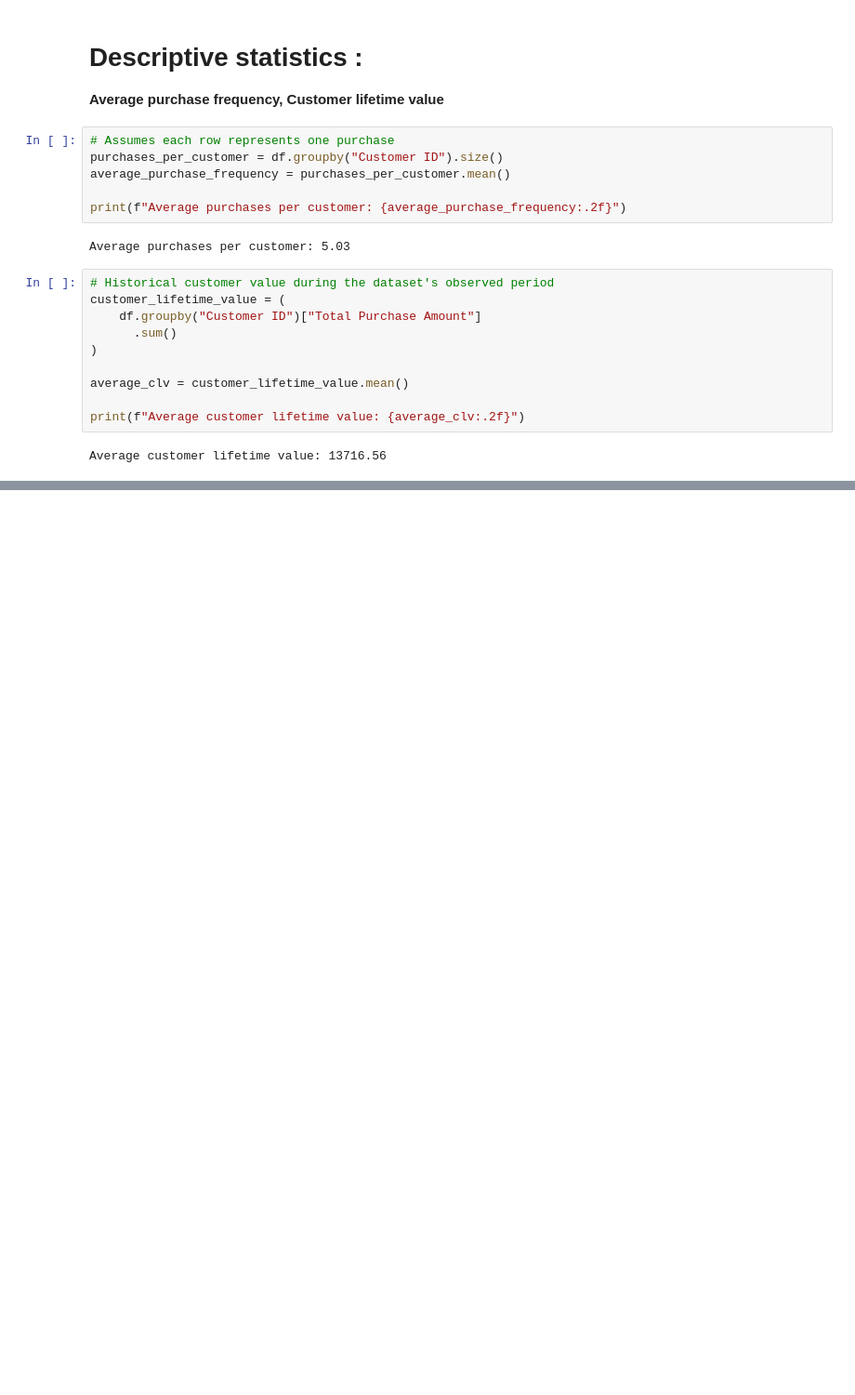
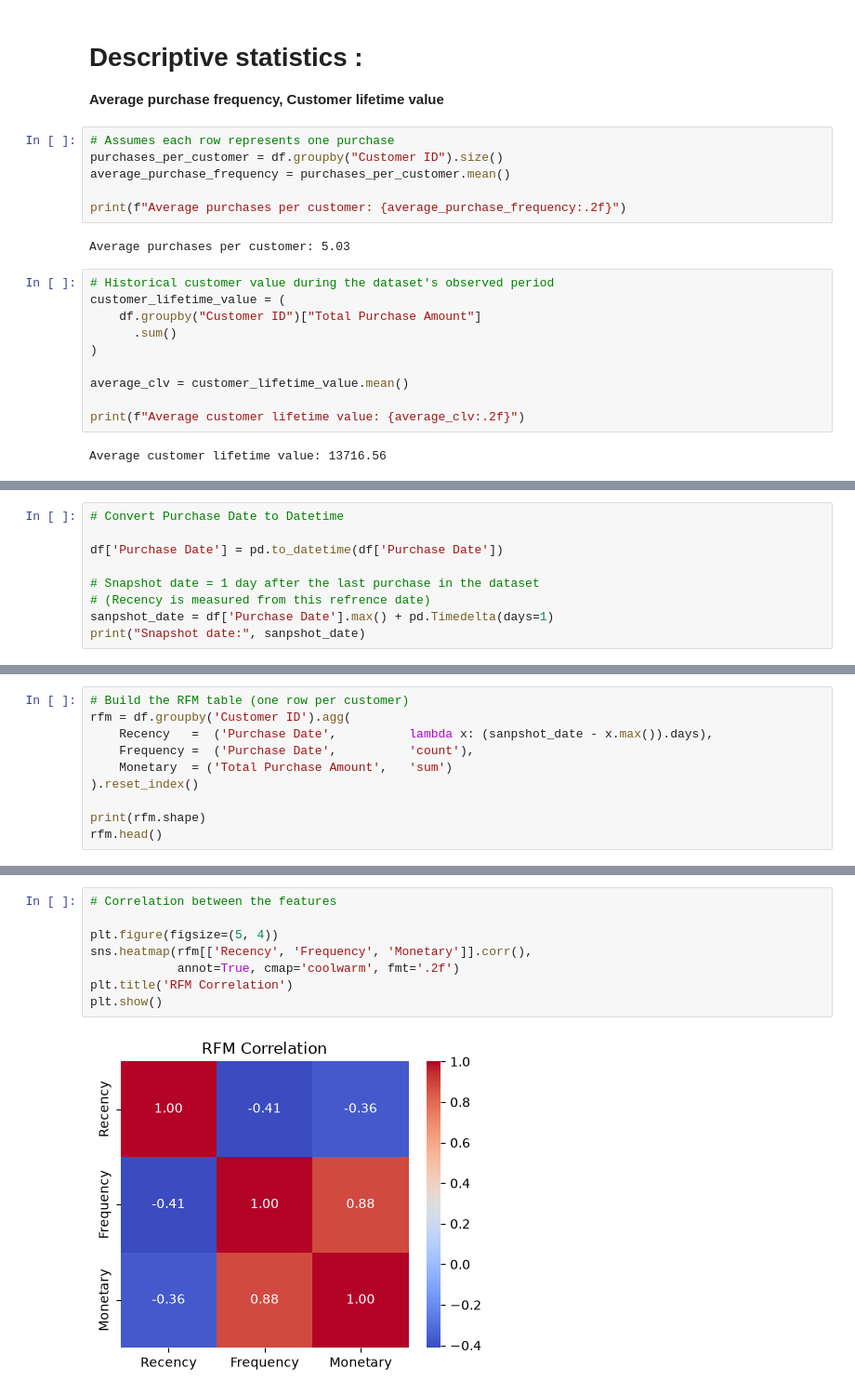
Before and after one commit to harshaslekar5968-crypto/OIBSIP, a Jupyter notebook: DataAnalystics-L1-E-Commerce Customer Data/Customer_Segmentation_RFM_analysis.ipynb, the cells around one changed output, grey strips where cells are left out. Shown at 93% size. Cells and saved outputs as stored; diff of their text form; blank space fills up the shorter version.

Commit message:
Update customer segmentation analysis notebook
Co-authored-by: Copilot <223556219+Copilot@users.noreply.github.com>

```diff
--- a/DataAnalystics-L1-E-Commerce Customer Data/Customer_Segmentation_RFM_analysis.ipynb
+++ b/DataAnalystics-L1-E-Commerce Customer Data/Customer_Segmentation_RFM_analysis.ipynb
@@ -128,0 +141,9 @@ df.describe(include="number")
+# %%
+# Convert Purchase Date to Datetime
+
+df['Purchase Date'] = pd.to_datetime(df['Purchase Date'])
+
+# Snapshot date = 1 day after the last purchase in the dataset
+# (Recency is measured from this refrence date)
+sanpshot_date = df['Purchase Date'].max() + pd.Timedelta(days=1)
+print("Snapshot date:", sanpshot_date)
@@ -128,0 +152,10 @@ df.describe(include="number")
+# %%
+# Build the RFM table (one row per customer)
+rfm = df.groupby('Customer ID').agg(
+    Recency   =  ('Purchase Date',          lambda x: (sanpshot_date - x.max()).days),
+    Frequency =  ('Purchase Date',          'count'),
+    Monetary  = ('Total Purchase Amount',   'sum')
+).reset_index()
+
+print(rfm.shape)
+rfm.head()
@@ -128,0 +194,10 @@ df.describe(include="number")
+# %%
+# Correlation between the features
+
+plt.figure(figsize=(5, 4))
+sns.heatmap(rfm[['Recency', 'Frequency', 'Monetary']].corr(),
+            annot=True, cmap='coolwarm', fmt='.2f')
+plt.title('RFM Correlation')
+plt.show()
+# %% [output]
+[figure, added]
```
Also changed, not shown: parts of 15 cells of this notebook.
